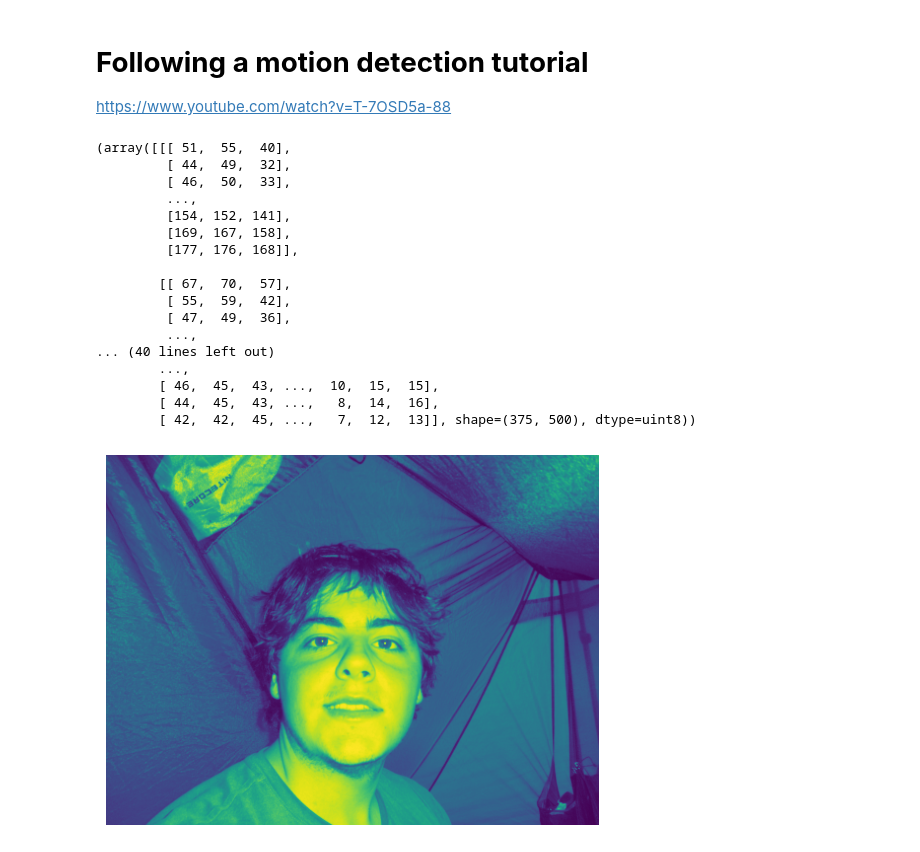
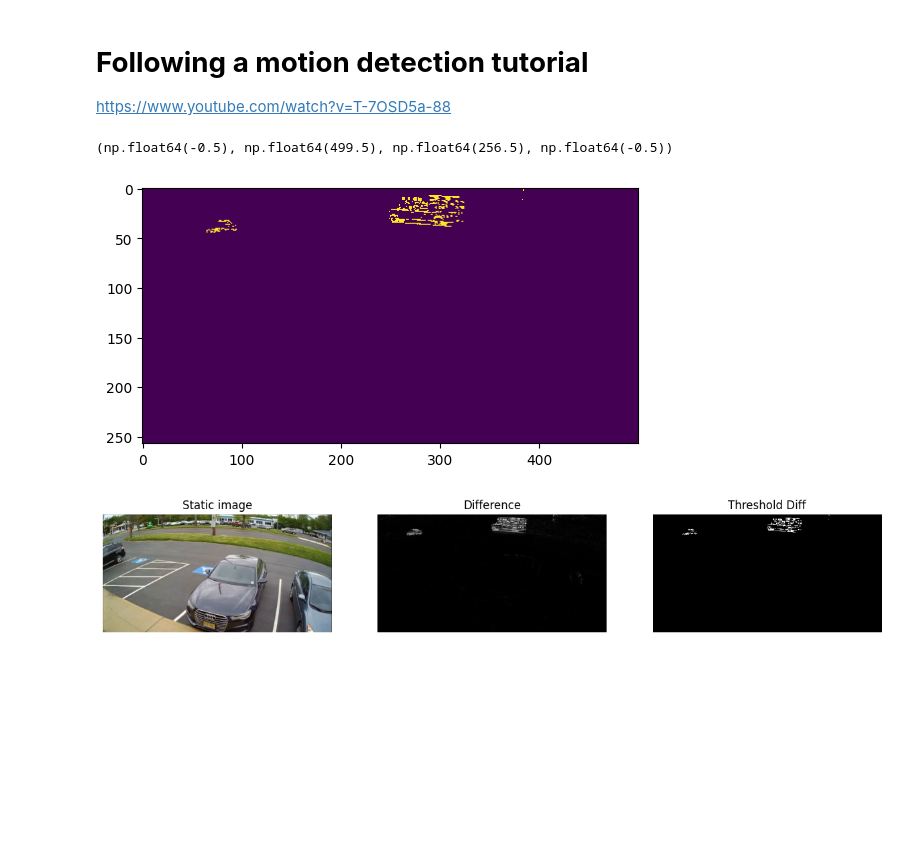
Before and after one commit to Noway-code/watch-some-birds, a Jupyter notebook: main.ipynb, the cells around one changed output. Drawn from its saved outputs; the diff is of its cells as text; code cells hidden in the pictures; blank space fills up the shorter version.

Commit message:
Threshold difference between two test images

```diff
--- a/main.ipynb
+++ b/main.ipynb
@@ -138,33 +138,50 @@ import numpy as np
 import matplotlib.pyplot as plt
 import imutils
 import time
+
+# Constants
+THRESHOLD_LOW = 85
+THRESHOLD_HIGH = 255
 # %%
 # Loading and preprocessing
 def load_and_preprocess(image_path):
     image = cv2.imread(image_path)
     image = imutils.resize(image, width=500)
     gray_image = cv2.cvtColor(image, cv2.COLOR_BGR2GRAY)
-    plt.imshow(gray_image)
-    plt.axis("off")
+    # plt.imshow(gray_image)
+    # plt.axis("off")
     return image, gray_image
+
+def subtract_images(image_old, image_new):
+    diff = cv2.absdiff(image_old, image_new)
+    # 0 to 85 = 0, 86 to 255 = 1
+    _, thresh = cv2.threshold(diff, THRESHOLD_LOW, THRESHOLD_HIGH, cv2.THRESH_BINARY)
+    plt.imshow(thresh)
+    return diff, thresh
 # %%
-load_and_preprocess("data/images/P1010072.JPG")
+image_path_1 = 'data/images/static.png'
+image_path_2 = 'data/images/test.png'
+image1,gray_image1 = load_and_preprocess(image_path_1)
+image2,gray_image2 = load_and_preprocess(image_path_2)
+
+diff,thresh = subtract_images(gray_image1, gray_image2)
+plt.figure(figsize=(15,10))
+
+plt.subplot(1,3,1)
+plt.title('Static image')
+plt.imshow(cv2.cvtColor(image1,cv2.COLOR_BGR2RGB))
+plt.axis("off")
+
+plt.subplot(1,3,2)
+plt.title('Difference')
+plt.imshow(diff, cmap='gray')
+plt.axis('off')
+
+plt.subplot(1,3,3)
+plt.title('Threshold Diff')
+plt.imshow(thresh, cmap='gray')
+plt.axis('off')
 # %% [output]
-(array([[[ 51,  55,  40],
-         [ 44,  49,  32],
-         [ 46,  50,  33],
-         ...,
-         [154, 152, 141],
-         [169, 167, 158],
-         [177, 176, 168]],
-
-        [[ 67,  70,  57],
-         [ 55,  59,  42],
-         [ 47,  49,  36],
-         ...,
-... (40 lines left out)
-        ...,
-        [ 46,  45,  43, ...,  10,  15,  15],
-        [ 44,  45,  43, ...,   8,  14,  16],
-        [ 42,  42,  45, ...,   7,  12,  13]], shape=(375, 500), dtype=uint8))
+(np.float64(-0.5), np.float64(499.5), np.float64(256.5), np.float64(-0.5))
-[figure, old version]
+[figure, new version]
+[figure, added]
```
Also changed, not shown: 8 other files.
